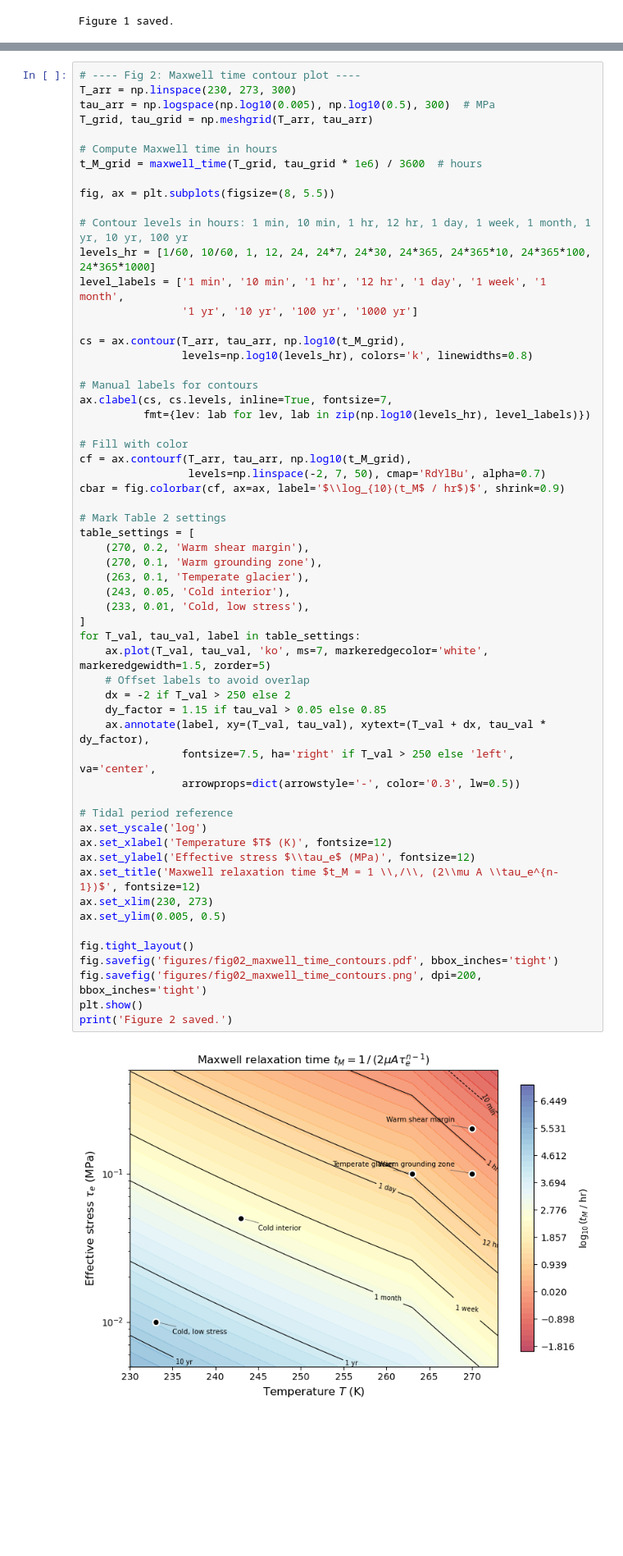
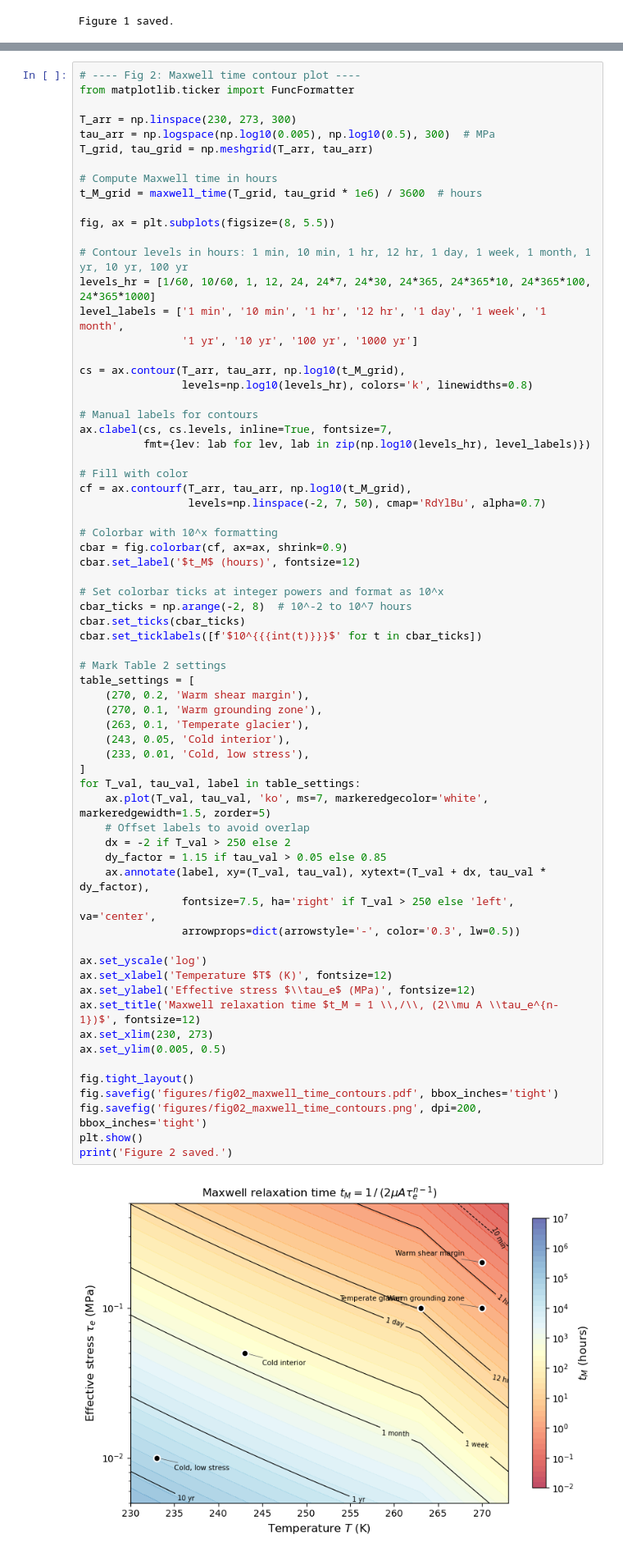
Before and after one commit to bminchew/courses_glacier_dynamics, a Jupyter notebook: 2026/lecture_notes/latex/ice_rheology_part2/ice_rheology_part2_figures_executed.ipynb, the cells around one changed output, grey strips where cells are left out. Shown at 82% size. Saved outputs shown, nothing was run; the diff lists cells and outputs as text; blank space fills up the shorter version.

```diff
--- a/2026/lecture_notes/latex/ice_rheology_part2/ice_rheology_part2_figures_executed.ipynb
+++ b/2026/lecture_notes/latex/ice_rheology_part2/ice_rheology_part2_figures_executed.ipynb
@@ -162,6 +162,8 @@ Figure 1 saved.
 Contour plot of $t_M(\tau_e, T)$ showing the enormous range of Maxwell times across glaciological conditions. Overlaid markers show the settings from Table 2 in the lecture notes.
 # %%
 # ---- Fig 2: Maxwell time contour plot ----
+from matplotlib.ticker import FuncFormatter
+
 T_arr = np.linspace(230, 273, 300)
 tau_arr = np.logspace(np.log10(0.005), np.log10(0.5), 300)  # MPa
 T_grid, tau_grid = np.meshgrid(T_arr, tau_arr)
@@ -186,40 +188,47 @@ ax.clabel(cs, cs.levels, inline=True, fontsize=7,
 # Fill with color
 cf = ax.contourf(T_arr, tau_arr, np.log10(t_M_grid),
                  levels=np.linspace(-2, 7, 50), cmap='RdYlBu', alpha=0.7)
-cbar = fig.colorbar(cf, ax=ax, label='$\\log_{10}(t_M$ / hr$)$', shrink=0.9)
+
+# Colorbar with 10^x formatting
+cbar = fig.colorbar(cf, ax=ax, shrink=0.9)
+cbar.set_label('$t_M$ (hours)', fontsize=12)
+
+# Set colorbar ticks at integer powers and format as 10^x
+cbar_ticks = np.arange(-2, 8)  # 10^-2 to 10^7 hours
+cbar.set_ticks(cbar_ticks)
+cbar.set_ticklabels([f'$10^{{{int(t)}}}$' for t in cbar_ticks])
 
 # Mark Table 2 settings
 table_settings = [
     (270, 0.2, 'Warm shear margin'),
     (270, 0.1, 'Warm grounding zone'),
     (263, 0.1, 'Temperate glacier'),
     (243, 0.05, 'Cold interior'),
     (233, 0.01, 'Cold, low stress'),
 ]
 for T_val, tau_val, label in table_settings:
     ax.plot(T_val, tau_val, 'ko', ms=7, markeredgecolor='white', markeredgewidth=1.5, zorder=5)
     # Offset labels to avoid overlap
     dx = -2 if T_val > 250 else 2
     dy_factor = 1.15 if tau_val > 0.05 else 0.85
     ax.annotate(label, xy=(T_val, tau_val), xytext=(T_val + dx, tau_val * dy_factor),
                 fontsize=7.5, ha='right' if T_val > 250 else 'left', va='center',
                 arrowprops=dict(arrowstyle='-', color='0.3', lw=0.5))
 
-# Tidal period reference
 ax.set_yscale('log')
 ax.set_xlabel('Temperature $T$ (K)', fontsize=12)
 ax.set_ylabel('Effective stress $\\tau_e$ (MPa)', fontsize=12)
 ax.set_title('Maxwell relaxation time $t_M = 1 \\,/\\, (2\\mu A \\tau_e^{n-1})$', fontsize=12)
 ax.set_xlim(230, 273)
 ax.set_ylim(0.005, 0.5)
 
 fig.tight_layout()
 fig.savefig('figures/fig02_maxwell_time_contours.pdf', bbox_inches='tight')
 fig.savefig('figures/fig02_maxwell_time_contours.png', dpi=200, bbox_inches='tight')
 plt.show()
 print('Figure 2 saved.')
 # %% [output]
-[figure, old version]
+[figure, new version]
 Figure 2 saved.
 # %% [markdown]
 ---
```
Also changed, not shown: parts of 2 cells of this notebook, 11 other files.
